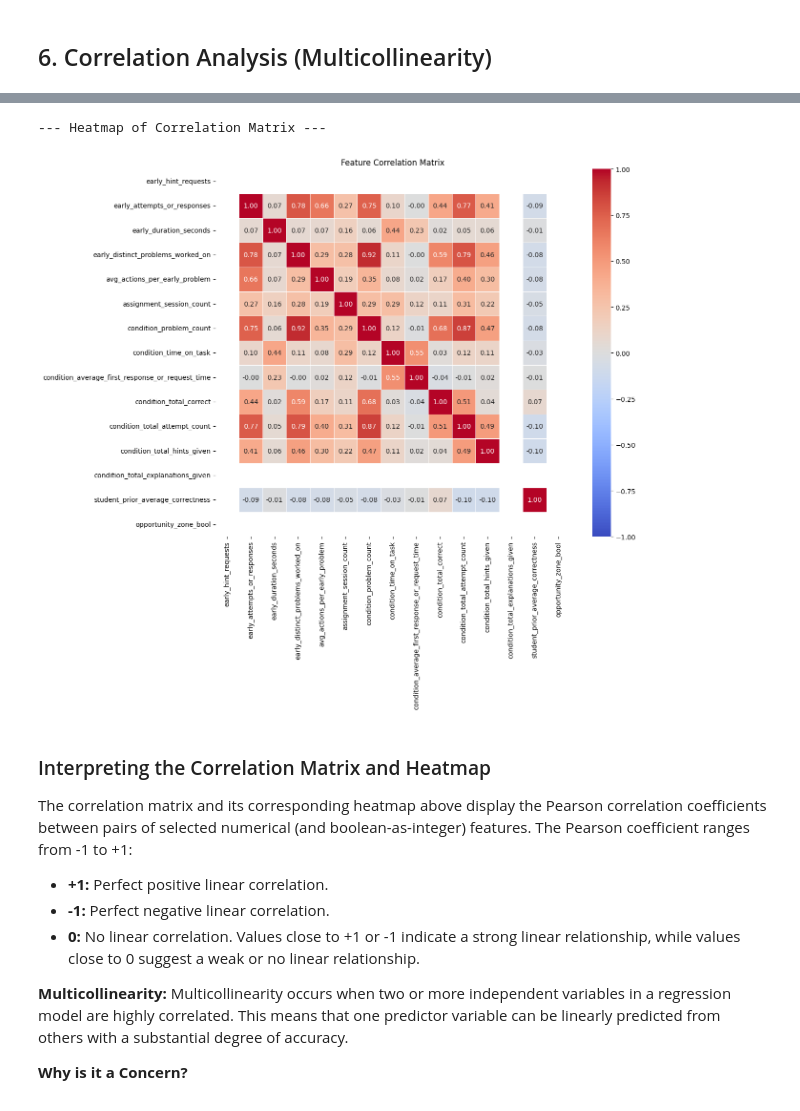
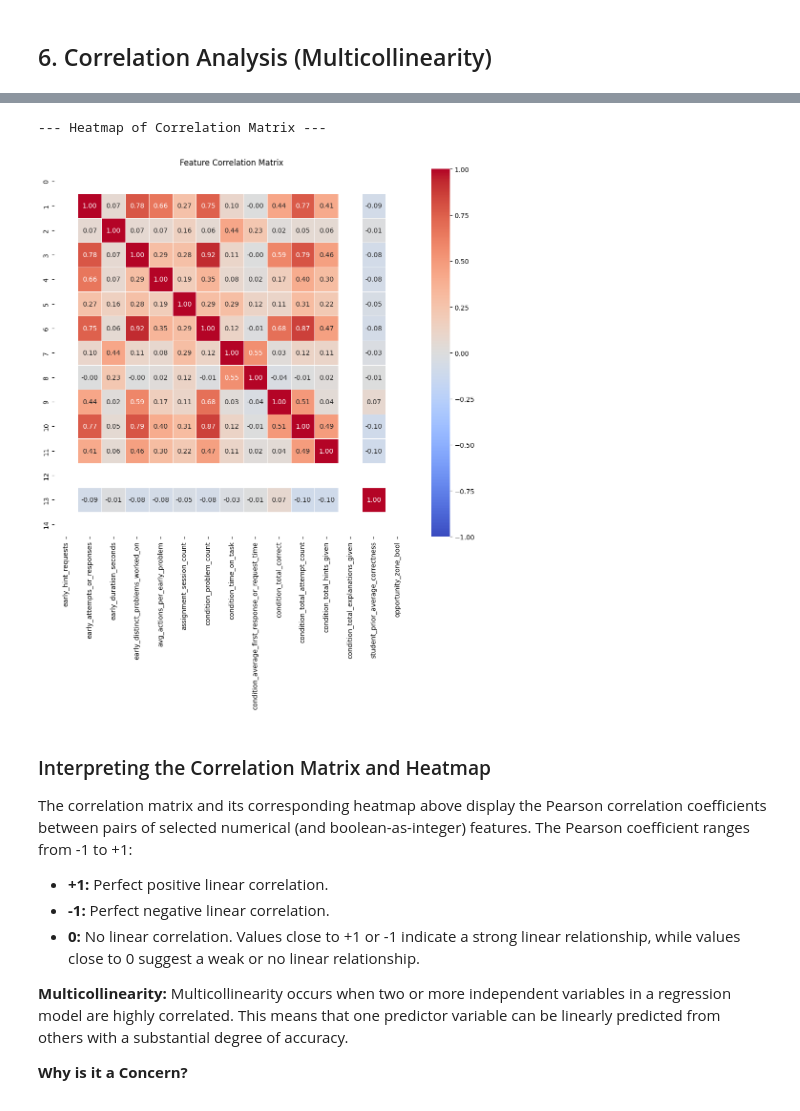
Before and after one commit to baker-jr-john/fe, a Jupyter notebook: john_baker_6910_project_code.ipynb, the cells around one changed output, grey strips where cells are left out. Drawn from its saved outputs; the diff is of its cells as text; code cells hidden in the pictures.

```diff
--- a/john_baker_6910_project_code.ipynb
+++ b/john_baker_6910_project_code.ipynb
@@ -1591,19 +1683,67 @@ opportunity_zone_bool                                               NaN
-# %%
-# Visualize Correlation Matrix as Heatmap
-import matplotlib.pyplot as plt
-import seaborn as sns
-
-if 'correlation_matrix' in locals() and not correlation_matrix.empty:
-    print("\n--- Heatmap of Correlation Matrix ---")
-    plt.figure(figsize=(12, 10))
-    sns.heatmap(correlation_matrix, annot=True, fmt=".2f", cmap='coolwarm', vmin=-1, vmax=1, linewidths=.5)
-    plt.title('Feature Correlation Matrix')
-    plt.show()
-else:
-    print("Skipping heatmap visualization: 'correlation_matrix' not available or is empty. Please run the previous cell.")
-# %% [output]
---- Heatmap of Correlation Matrix ---
-[figure, removed]
+# %%
+# Visualize Correlation Matrix as Heatmap
+import matplotlib.pyplot as plt
+import seaborn as sns
+import polars as pl # Ensure polars is imported
+import pandas as pd # For converting Polars DF to Pandas DF for heatmap
+
+# Ensure correlation_matrix_pl is defined from the previous cell
+if 'correlation_matrix_pl' not in locals():
+    print("Skipping heatmap visualization: 'correlation_matrix_pl' not found. Please run the previous cell (Cell 19).")
+elif correlation_matrix_pl is None or correlation_matrix_pl.is_empty():
+    print("Skipping heatmap visualization: 'correlation_matrix_pl' is None or empty.")
+else:
+    print("\n--- Heatmap of Correlation Matrix ---")
+
+    # Convert Polars DataFrame to Pandas DataFrame for seaborn heatmap
+    # Polars .corr() returns a DataFrame where the first column is 'column' (feature names)
+    # and subsequent columns are the correlations.
+    # For heatmap, we need a square matrix with features as index and columns.
+
+    # If correlation_matrix_pl is already in square form (newer Polars versions might do this)
+    # df_corr_pd = correlation_matrix_pl.to_pandas()
+    # if 'column_0' in df_corr_pd.columns and df_corr_pd.columns[0] == 'column_0': # Check if it's the typical wide format from older .corr()
+    #    df_corr_pd = df_corr_pd.rename(columns={'column_0':'feature'})
+    #    df_corr_pd = df_corr_pd.set_index('feature')
+
+    # A robust way is to ensure it's a Pandas DataFrame with features as index and columns
+    # Assuming features_for_correlation_names from cell 19 is available and matches the columns
+    # Polars df.corr() directly gives a square matrix DataFrame.
+    try:
+        df_corr_pd = correlation_matrix_pl.to_pandas()
+        # If the Polars corr() output has a first column with names, set it as index
+        # Example: if first col is 'feature' and it has the feature names
+        if df_corr_pd.columns[0] not in df_corr_pd.select_dtypes(include=np.number).columns:
+             # This attempts to set the first column as index if it's non-numeric
+             # More reliably, ensure the Polars corr matrix has feature names as column headers.
+             # Polars df.corr() typically returns columns as feature_0, feature_1 etc.
+             # and a first column often named 'column' or the first feature name with the actual feature names.
+             # A better way if Polars `corr` output needs reshaping:
+             # df_corr_pd = pd.DataFrame(correlation_matrix_pl.to_numpy()[:,1:], index=correlation_matrix_pl['column'].to_list(), columns=correlation_matrix_pl.columns[1:])
+
+             # For modern Polars df.corr(), it should already be square with correct column names
+             # We need to ensure index is also set for heatmap labels if seaborn requires it.
+             # Let's assume `features_for_correlation_names` is available from Cell 19
+             if 'features_for_correlation_names' in locals() and len(features_for_correlation_names) == df_corr_pd.shape[1]:
+                 df_corr_pd.columns = features_for_correlation_names
+                 df_corr_pd.index = features_for_correlation_names
+             else: # Fallback if names list isn't perfectly aligned or available
+                 print("Warning: Feature names for heatmap might not be perfectly set.")
+
+    except Exception as e:
+        print(f"Could not convert Polars correlation matrix to Pandas for heatmap: {e}")
+        df_corr_pd = pd.DataFrame() # Empty df to prevent error
+
+    if not df_corr_pd.empty:
+        plt.figure(figsize=(12, 10))
+        sns.heatmap(df_corr_pd, annot=True, fmt=".2f", cmap='coolwarm', vmin=-1, vmax=1, linewidths=.5)
+        plt.title('Feature Correlation Matrix')
+        plt.show()
+    else:
+        print("Correlation matrix is empty, cannot generate heatmap.")
+# %% [output]
+--- Heatmap of Correlation Matrix ---
+[figure, added]
 # %% [markdown]
 ### Interpreting the Correlation Matrix and Heatmap
 
```
Also changed, not shown: parts of 11 cells of this notebook.
